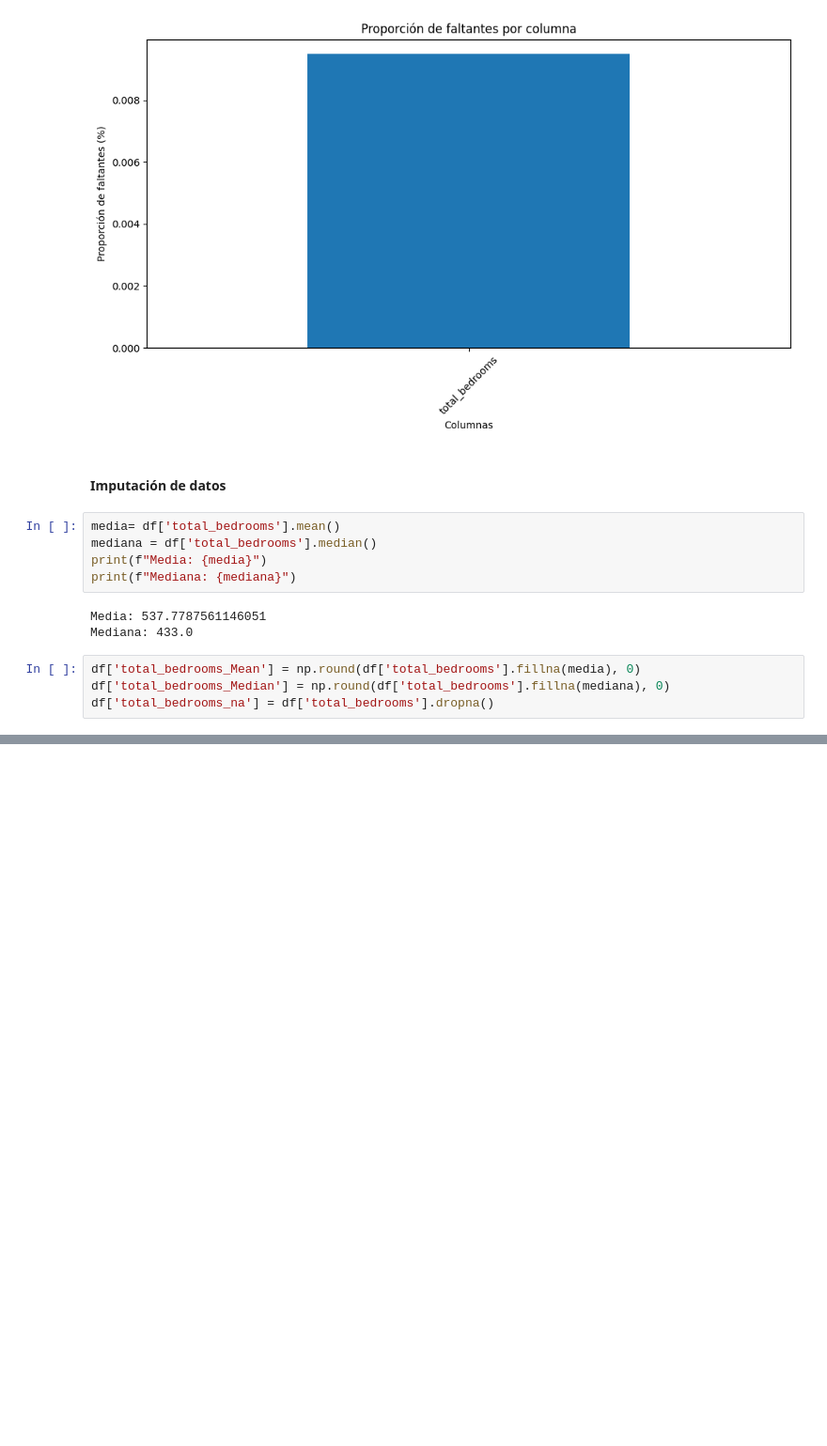
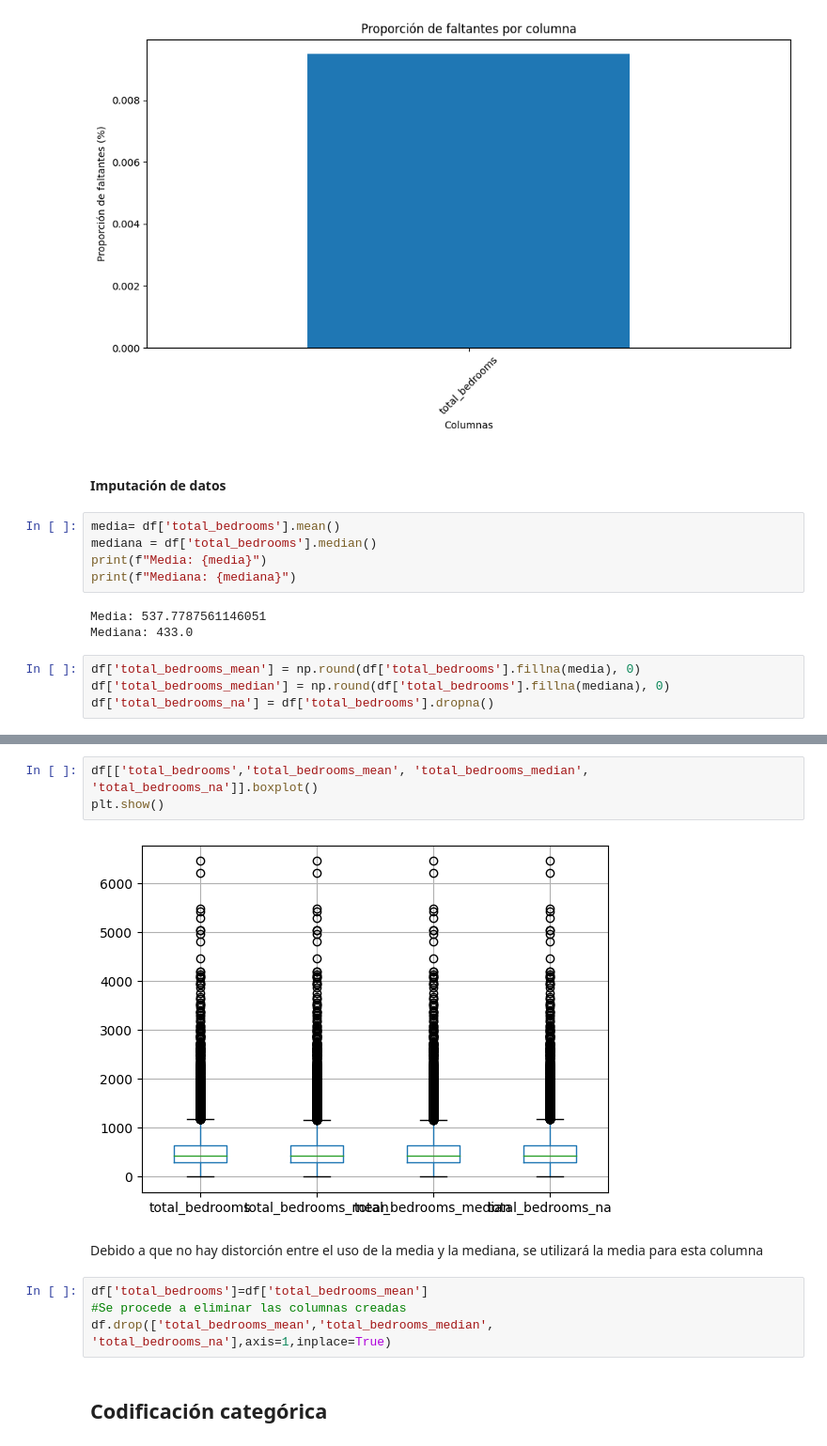
Before and after one commit to lpyo87/PAPD, a Jupyter notebook: Lab3_LPP.ipynb, the cells around one changed output, grey strips where cells are left out. Shown: that part at 94% size. Saved outputs shown, nothing was run; the diff lists cells and outputs as text; blank space fills up the shorter version.

```diff
--- a/Lab3_LPP.ipynb
+++ b/Lab3_LPP.ipynb
@@ -90,8 +95,8 @@ print(f"Mediana: {mediana}")
 Media: 537.7787561146051
 Mediana: 433.0
 # %%
-df['total_bedrooms_Mean'] = np.round(df['total_bedrooms'].fillna(media), 0)
-df['total_bedrooms_Median'] = np.round(df['total_bedrooms'].fillna(mediana), 0)
+df['total_bedrooms_mean'] = np.round(df['total_bedrooms'].fillna(media), 0)
+df['total_bedrooms_median'] = np.round(df['total_bedrooms'].fillna(mediana), 0)
 df['total_bedrooms_na'] = df['total_bedrooms'].dropna()
 # %%
 fig= plt.figure()
@@ -105,3 +110,16 @@ ax.legend()
 # %% [output]
 <matplotlib.legend.Legend at 0x...>
 [figure]
+# %%
+df[['total_bedrooms','total_bedrooms_mean', 'total_bedrooms_median', 'total_bedrooms_na']].boxplot()
+plt.show()
+# %% [output]
+[figure, added]
+# %% [markdown]
+Debido a que no hay distorción entre el uso de la media y la mediana, se utilizará la media para esta columna
+# %%
+df['total_bedrooms']=df['total_bedrooms_mean']
+#Se procede a eliminar las columnas creadas
+df.drop(['total_bedrooms_mean','total_bedrooms_median', 'total_bedrooms_na'],axis=1,inplace=True)
+# %% [markdown]
+## Codificación categórica
```
Also changed, not shown: parts of 44 cells of this notebook.
